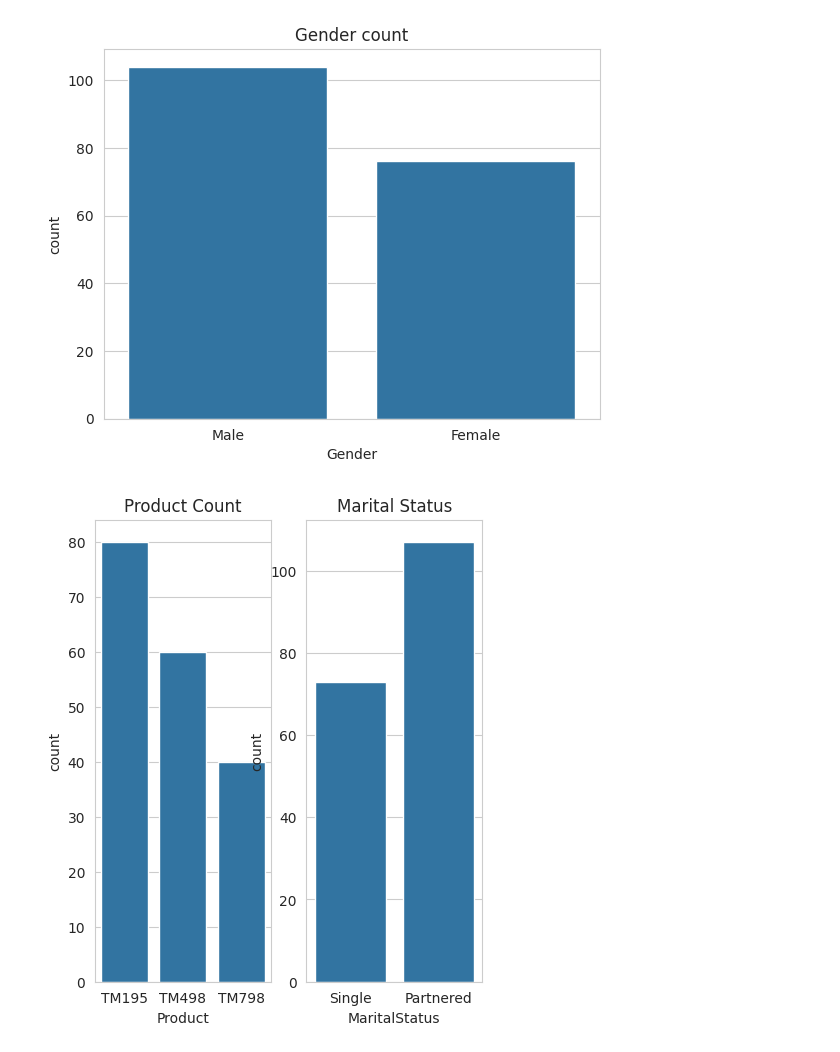
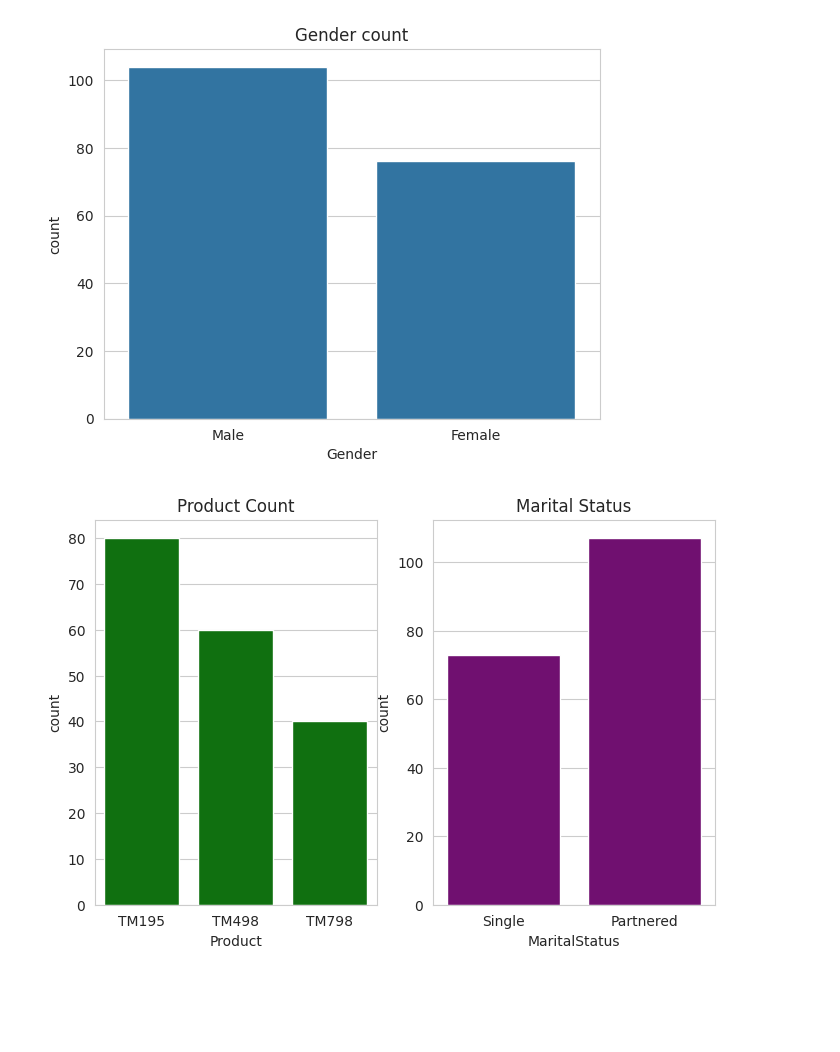
Before and after one commit to sayalivadya1654-cell/Data__Science, a Jupyter notebook: 2_Advance_Python.ipynb, the cells around one changed output. Drawn from its saved outputs; the diff is of its cells as text; code cells hidden in the pictures; blank space fills up the shorter version.

```diff
--- a/2_Advance_Python.ipynb
+++ b/2_Advance_Python.ipynb
@@ -2811,14 +2820,15 @@ plt.show()
 [figure]
 # %%
 # Count each Product and Count Marital Status.
-plt.figure(figsize=(5,6))
+sns.set_style("whitegrid")
+plt.figure(figsize=(8,5))
 plt.subplot(1,2,1)
-sns.countplot(x="Product",data=df)
+sns.countplot(x="Product",data=df, color= "green")
 plt.title("Product Count")
 
 plt.subplot(1,2,2)
-sns.countplot(x="MaritalStatus", data=df)
+sns.countplot(x="MaritalStatus", data=df, color= "purple")
 plt.title("Marital Status")
 plt.show()
 # %% [output]
-[figure, old version]
+[figure, new version]
```
Also changed, not shown: parts of 1 cell of this notebook.
